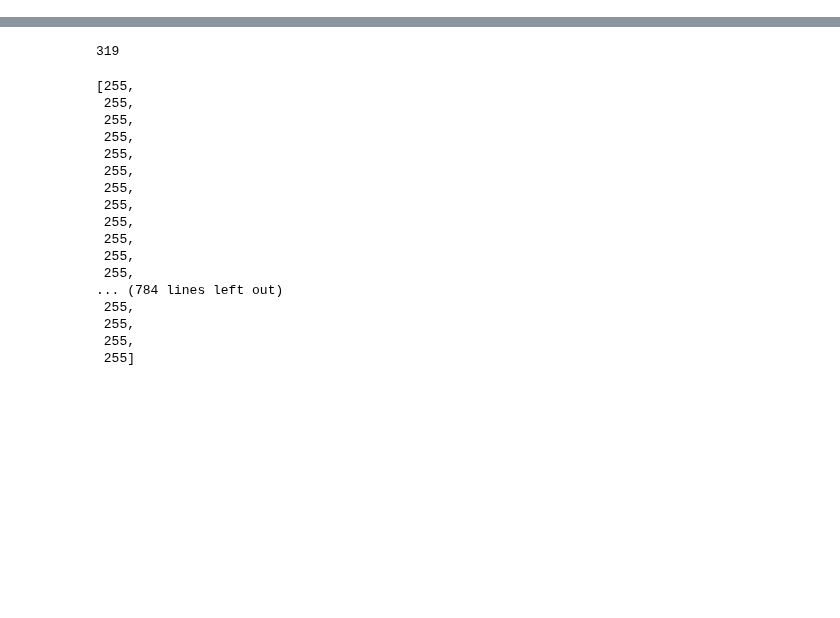
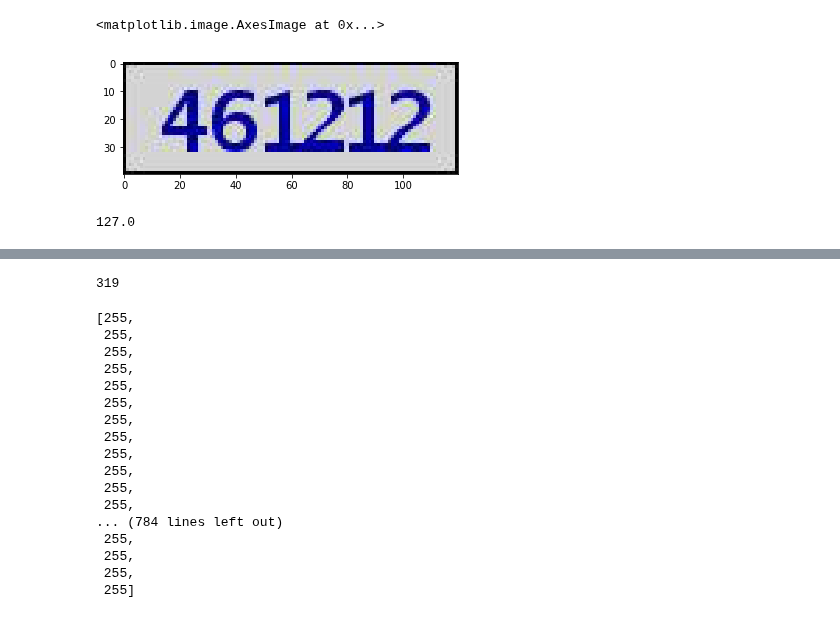
Before and after one commit to barneyElDinosaurio/base_function, a Jupyter notebook: image_detect/machine_learning_yanzhenma.ipynb, the cells around one changed output, grey strips where cells are left out. Saved outputs shown, nothing was run; the diff lists cells and outputs as text; code cells hidden in the pictures; blank space fills up the shorter version.

```diff
--- a/image_detect/machine_learning_yanzhenma.ipynb
+++ b/image_detect/machine_learning_yanzhenma.ipynb
@@ -11,0 +26,5 @@ from sklearn.neural_network import MLPClassifier
+# %%
+plt.imshow(np_img)
+# %% [output]
+<matplotlib.image.AxesImage at 0x...>
+[figure, added]
@@ -11,0 +35,4 @@ from sklearn.neural_network import MLPClassifier
+# %%
+ret
+# %% [output]
+127.0
```
Also changed, not shown: parts of 12 cells of this notebook.
